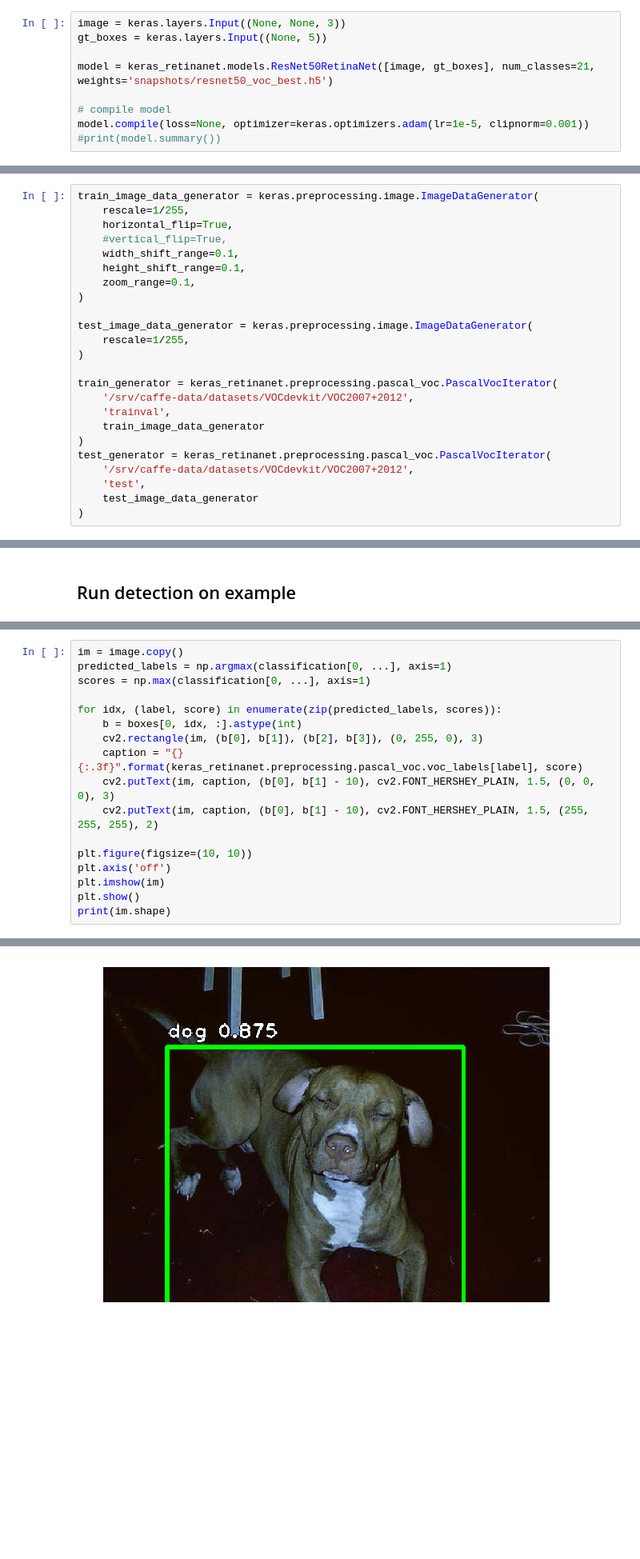
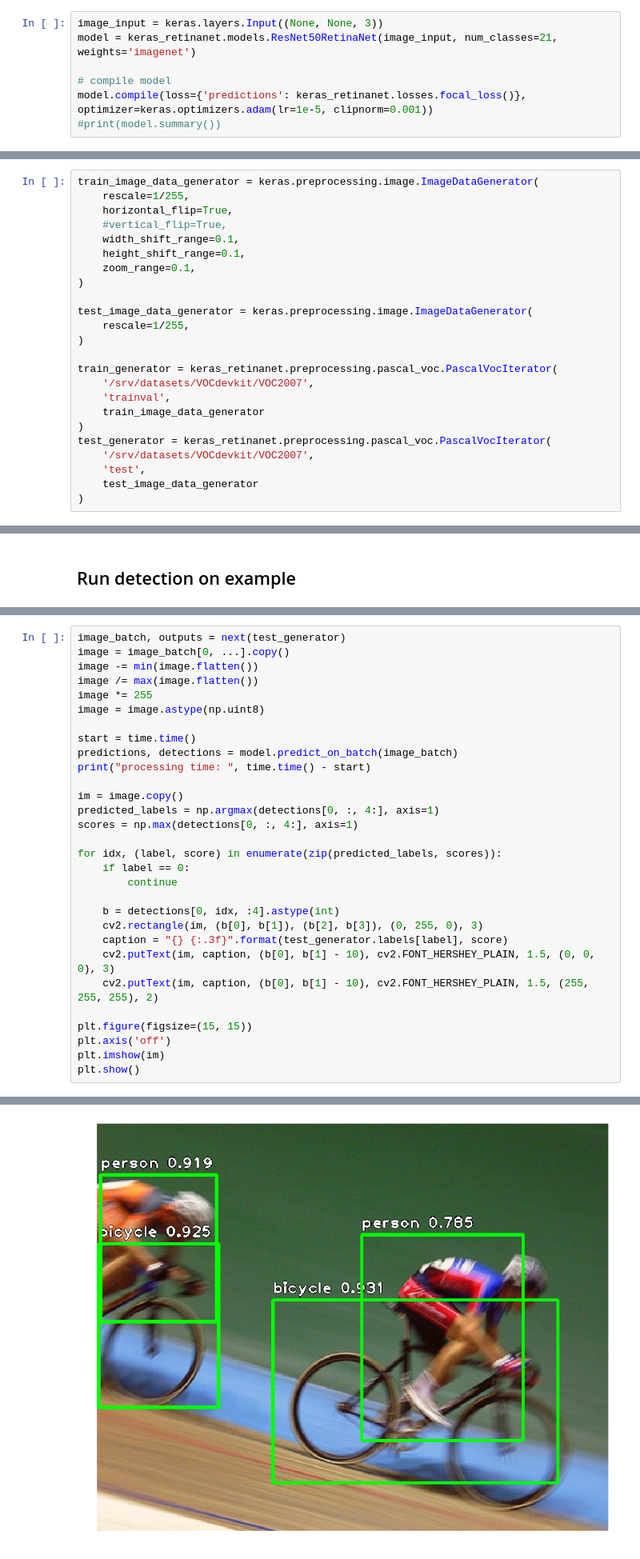
Before and after one commit to fizyr/keras-retinanet, a Jupyter notebook: examples/ResNet50RetinaNet - Pascal VOC.ipynb, the cells around one changed output, grey strips where cells are left out. Shown at 80% size. Drawn from its saved outputs; the diff is of its cells as text; blank space fills up the shorter version.

```diff
--- a/examples/ResNet50RetinaNet - Pascal VOC.ipynb
+++ b/examples/ResNet50RetinaNet - Pascal VOC.ipynb
@@ -33,13 +26,11 @@ The autoreload extension is already loaded. To reload it, use:
 # %% [markdown]
 ## Generate RetinaNet model
 # %%
-image = keras.layers.Input((None, None, 3))
-gt_boxes = keras.layers.Input((None, 5))
-
-model = keras_retinanet.models.ResNet50RetinaNet([image, gt_boxes], num_classes=21, weights='snapshots/resnet50_voc_best.h5')
+image_input = keras.layers.Input((None, None, 3))
+model = keras_retinanet.models.ResNet50RetinaNet(image_input, num_classes=21, weights='imagenet')
 
 # compile model
-model.compile(loss=None, optimizer=keras.optimizers.adam(lr=1e-5, clipnorm=0.001))
+model.compile(loss={'predictions': keras_retinanet.losses.focal_loss()}, optimizer=keras.optimizers.adam(lr=1e-5, clipnorm=0.001))
 #print(model.summary())
 # %% [markdown]
 ## Initialize data generators
@@ -58,12 +49,12 @@ test_image_data_generator = keras.preprocessing.image.ImageDataGenerator(
 )
 
 train_generator = keras_retinanet.preprocessing.pascal_voc.PascalVocIterator(
-    '/srv/caffe-data/datasets/VOCdevkit/VOC2007+2012',
+    '/srv/datasets/VOCdevkit/VOC2007',
     'trainval',
     train_image_data_generator
 )
 test_generator = keras_retinanet.preprocessing.pascal_voc.PascalVocIterator(
-    '/srv/caffe-data/datasets/VOCdevkit/VOC2007+2012',
+    '/srv/datasets/VOCdevkit/VOC2007',
     'test',
     test_image_data_generator
 )
@@ -125,18 +79,31 @@ print(time.time() - start)
 # %%
+image_batch, outputs = next(test_generator)
+image = image_batch[0, ...].copy()
+image -= min(image.flatten())
+image /= max(image.flatten())
+image *= 255
+image = image.astype(np.uint8)
+
+start = time.time()
+predictions, detections = model.predict_on_batch(image_batch)
+print("processing time: ", time.time() - start)
+
 im = image.copy()
-predicted_labels = np.argmax(classification[0, ...], axis=1)
-scores = np.max(classification[0, ...], axis=1)
+predicted_labels = np.argmax(detections[0, :, 4:], axis=1)
+scores = np.max(detections[0, :, 4:], axis=1)
 
 for idx, (label, score) in enumerate(zip(predicted_labels, scores)):
-    b = boxes[0, idx, :].astype(int)
+    if label == 0:
+        continue
+
+    b = detections[0, idx, :4].astype(int)
     cv2.rectangle(im, (b[0], b[1]), (b[2], b[3]), (0, 255, 0), 3)
-    caption = "{} {:.3f}".format(keras_retinanet.preprocessing.pascal_voc.voc_labels[label], score)
+    caption = "{} {:.3f}".format(test_generator.labels[label], score)
     cv2.putText(im, caption, (b[0], b[1] - 10), cv2.FONT_HERSHEY_PLAIN, 1.5, (0, 0, 0), 3)
     cv2.putText(im, caption, (b[0], b[1] - 10), cv2.FONT_HERSHEY_PLAIN, 1.5, (255, 255, 255), 2)
 
-plt.figure(figsize=(10, 10))
+plt.figure(figsize=(15, 15))
 plt.axis('off')
 plt.imshow(im)
 plt.show()
-print(im.shape)
 # %% [output]
@@ -143 +111 @@ print(im.shape)
-[figure, old version]
+[figure, new version]
```
Also changed, not shown: parts of 6 cells of this notebook, 1 other file.
